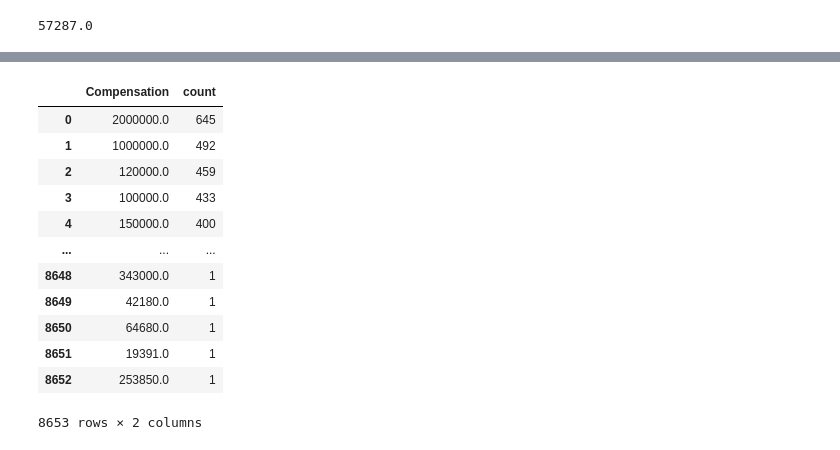
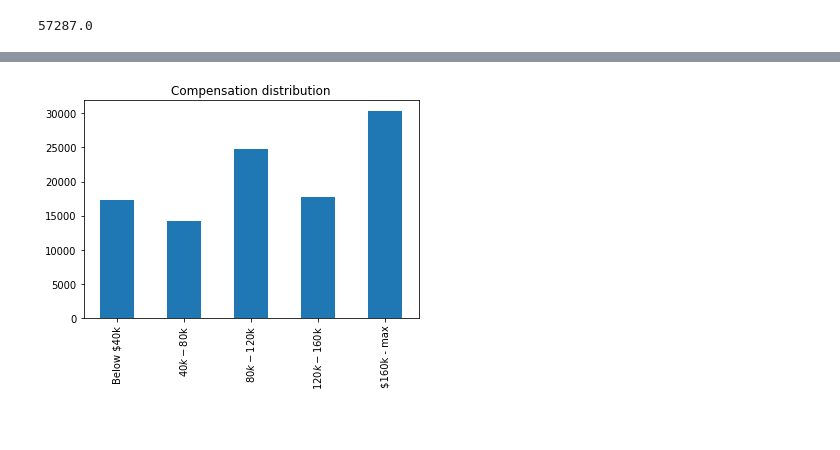
Before and after one commit to Halflernation/data-science, a Jupyter notebook: data_science_project1.ipynb, the cells around one changed output, grey strips where cells are left out. Drawn from its saved outputs; the diff is of its cells as text; code cells hidden in the pictures; blank space fills up the shorter version.

```diff
--- a/data_science_project1.ipynb
+++ b/data_science_project1.ipynb
@@ -218,0 +222,3 @@ df.ConvertedComp.median()
+# %%
+df_real = df[df.ConvertedComp > 0]
+df_real
@@ -219,32 +239,19 @@ df.ConvertedComp.median()
 # %%
 # Count individual replies (we need to clean a few things first, otherwise we get too much results!):
-comp_40 = df[df.ConvertedComp < 40000].ConvertedComp.count()
-comp_80 = df[df.ConvertedComp < 80000].ConvertedComp.count() - comp_40
-comp_120 = df[df.ConvertedComp < 120000].ConvertedComp.count() - comp_80
-comp_160 = df[df.ConvertedComp < 160000].ConvertedComp.count() - comp_120
-comp_200 = df[df.ConvertedComp < 99999999].ConvertedComp.count() - comp_160
+comp_40 = df_real[df_real.ConvertedComp < 40000].ConvertedComp.count()
+comp_80 = df_real[df_real.ConvertedComp < 80000].ConvertedComp.count() - comp_40
+comp_120 = df_real[df_real.ConvertedComp < 120000].ConvertedComp.count() - comp_80
+comp_160 = df_real[df_real.ConvertedComp < 160000].ConvertedComp.count() - comp_120
+comp_200 = df_real[df_real.ConvertedComp < 99999999].ConvertedComp.count() - comp_160
 
 possible_values = ["Below $40k", "$40k - $80k", "$80k - $120k", "$120k - $160k", "$160k - max"];
+comp_values = pd.DataFrame([comp_40, comp_80, comp_120, comp_160, comp_200]);
 
-study = df['ConvertedComp'].value_counts().reset_index()
-study.rename(columns={'index': 'Compensation', 'ConvertedComp': 'count'}, inplace=True)
+# study = df['ConvertedComp'].value_counts().reset_index()
+# study.rename(columns={'index': 'Compensation', 'ConvertedComp': 'count'}, inplace=True)
 
-study
-
-
-# (df.ConvertedComp.value_counts() / df.ConvertedComp.count()).plot(kind="bar", legend=None);
-# plt.title("Compensation distribution");
+(comp_values).plot(kind="bar", legend=None); # / df.ConvertedComp.count()
+plt.title("Compensation distribution");
+plt.xticks([0, 1, 2, 3, 4], possible_values);
 # %% [output]
-|  | Compensation | count |
-| 0 | 2000000.0 | 645 |
-| 1 | 1000000.0 | 492 |
-| 2 | 120000.0 | 459 |
-| 3 | 100000.0 | 433 |
-| 4 | 150000.0 | 400 |
-| ... | ... | ... |
-| 8648 | 343000.0 | 1 |
-| 8649 | 42180.0 | 1 |
-| 8650 | 64680.0 | 1 |
-| 8651 | 19391.0 | 1 |
-| 8652 | 253850.0 | 1 |
-8653 rows × 2 columns
+[figure, added]
```
Also changed, not shown: parts of 35 cells of this notebook.
